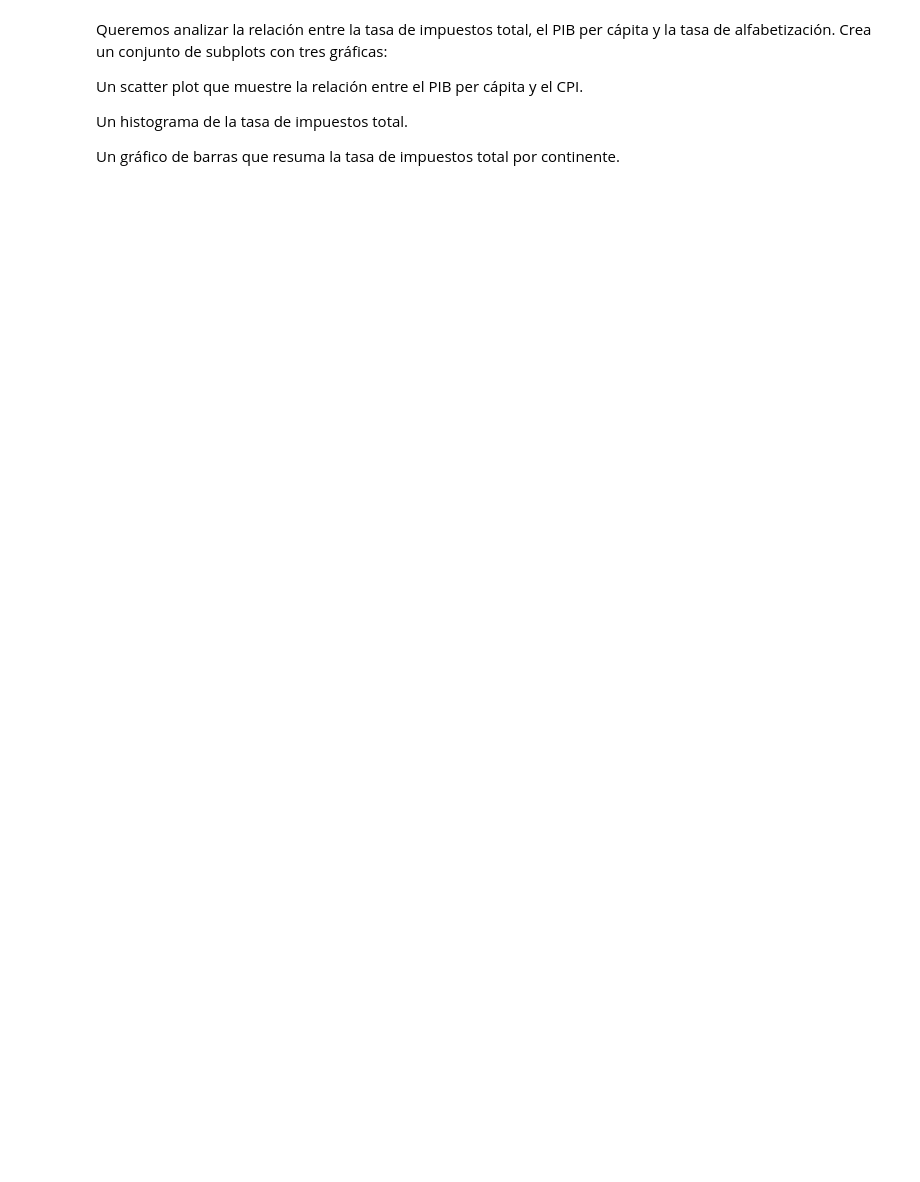
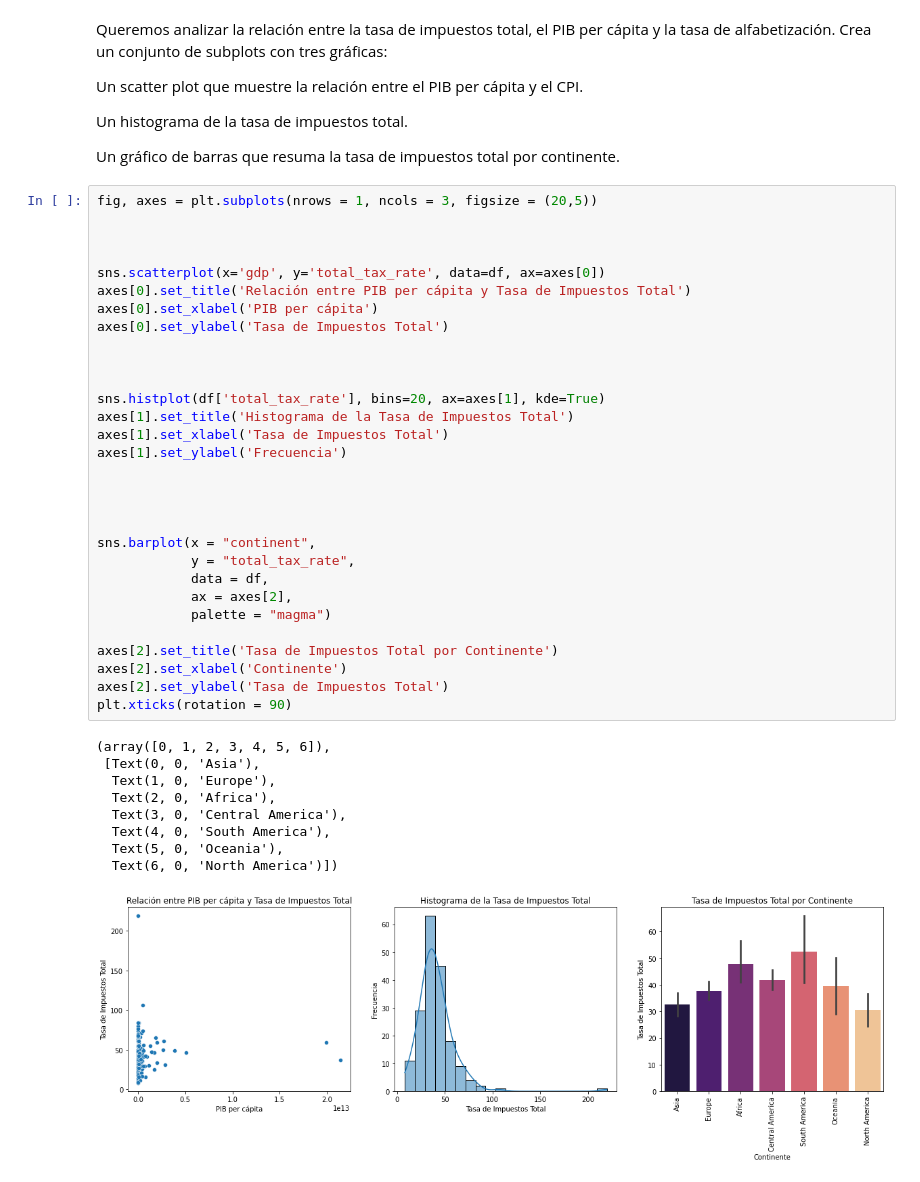
Before and after one commit to karinem0/promoG-modulo3-sprint2-pairprogramming-Johanna-Karine, a Jupyter notebook: 1. Visualización_pair_programming.ipynb, the cells around one changed output. Saved outputs shown, nothing was run; the diff lists cells and outputs as text; blank space fills up the shorter version.

```diff
--- a/1. Visualización_pair_programming.ipynb
+++ b/1. Visualización_pair_programming.ipynb
@@ -208,3 +251,43 @@ Un scatter plot que muestre la relación entre el PIB per cápita y el CPI.
 Un histograma de la tasa de impuestos total.
 
 Un gráfico de barras que resuma la tasa de impuestos total por continente.
+# %%
+fig, axes = plt.subplots(nrows = 1, ncols = 3, figsize = (20,5))
+
+
+
+sns.scatterplot(x='gdp', y='total_tax_rate', data=df, ax=axes[0])
+axes[0].set_title('Relación entre PIB per cápita y Tasa de Impuestos Total')
+axes[0].set_xlabel('PIB per cápita')
+axes[0].set_ylabel('Tasa de Impuestos Total')
+
+
+
+sns.histplot(df['total_tax_rate'], bins=20, ax=axes[1], kde=True)
+axes[1].set_title('Histograma de la Tasa de Impuestos Total')
+axes[1].set_xlabel('Tasa de Impuestos Total')
+axes[1].set_ylabel('Frecuencia')
+
+
+
+
+sns.barplot(x = "continent",
+            y = "total_tax_rate",
+            data = df,
+            ax = axes[2],
+            palette = "magma")
+
+axes[2].set_title('Tasa de Impuestos Total por Continente')
+axes[2].set_xlabel('Continente')
+axes[2].set_ylabel('Tasa de Impuestos Total')
+plt.xticks(rotation = 90)
+# %% [output]
+(array([0, 1, 2, 3, 4, 5, 6]),
+ [Text(0, 0, 'Asia'),
+  Text(1, 0, 'Europe'),
+  Text(2, 0, 'Africa'),
+  Text(3, 0, 'Central America'),
+  Text(4, 0, 'South America'),
+  Text(5, 0, 'Oceania'),
+  Text(6, 0, 'North America')])
+[figure, added]
```
Also changed, not shown: parts of 4 cells of this notebook.
